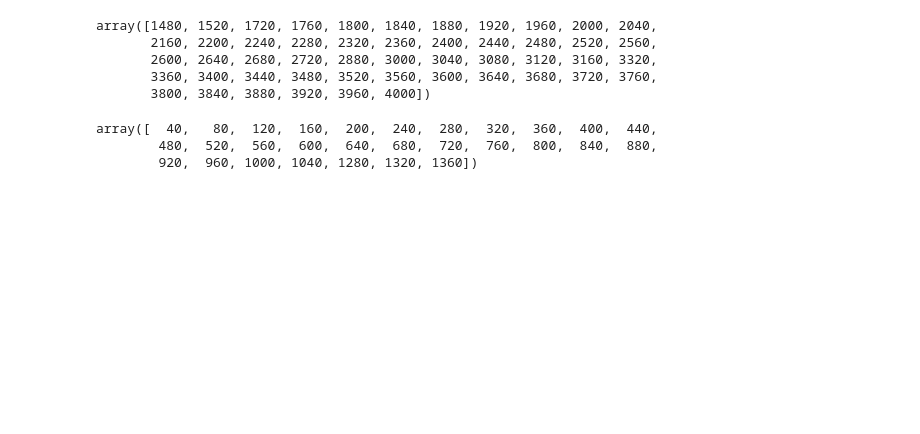
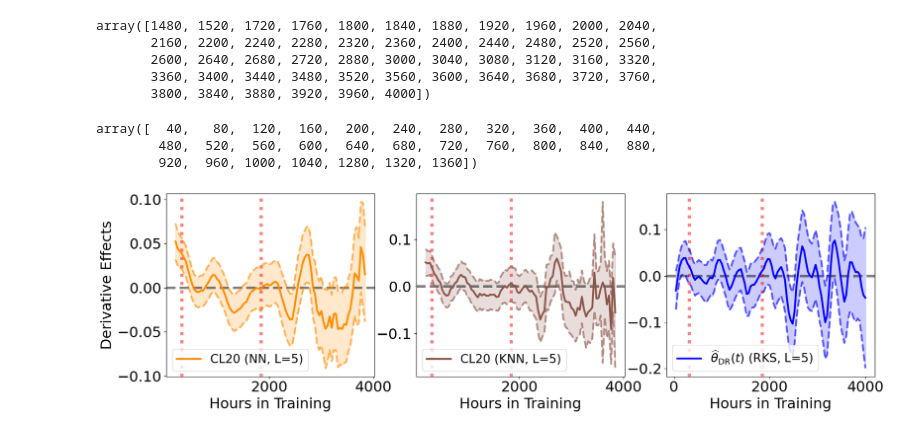
Before and after one commit to zhangyk8/npDRDeriv, a Jupyter notebook: Case Study -- Job Corps program (Final).ipynb, the cells around one changed output. Cells and saved outputs as stored; diff of their text form; code cells hidden in the pictures; blank space fills up the shorter version.

```diff
--- a/Case Study -- Job Corps program (Final).ipynb
+++ b/Case Study -- Job Corps program (Final).ipynb
@@ -564,3 +576,75 @@ t_list_new[theta_dr1*cor_fac > 0]
 array([  40,   80,  120,  160,  200,  240,  280,  320,  360,  400,  440,
         480,  520,  560,  600,  640,  680,  720,  760,  800,  840,  880,
         920,  960, 1000, 1040, 1280, 1320, 1360])
+# %%
+plt.rcParams.update({'font.size': 23})
+plt.figure(figsize=(18, 5.5))
+
+plt.subplot(1, 3, 1)
+plt.axhline(y=0, color='black', linestyle='dashed', linewidth=4, alpha=0.5)
+plt.axvline(x=320, color='red', linestyle='dotted', linewidth=5, alpha=0.5)
+plt.axvline(x=1840, color='red', linestyle='dotted', linewidth=5, alpha=0.5)
+dat = pd.read_excel('./Results/emp_app_nn_c3_L5_hstar.xlsx')
+plt.plot(dat['t'], dat['partial effect'], linewidth=3, label='CL20 (NN, L=5)', color='darkorange')
+plt.plot(dat['t'], dat['partial effect'] - dat['se partial effect']*scipy.stats.norm.ppf(0.975),
+         linewidth=3, linestyle='dashed', color='darkorange', alpha=0.6)
+plt.plot(dat['t'], dat['partial effect'] + dat['se partial effect']*scipy.stats.norm.ppf(0.975),
+         linewidth=3, linestyle='dashed', color='darkorange', alpha=0.6)
+plt.fill_between(dat['t'], dat['partial effect'] - dat['se partial effect']*scipy.stats.norm.ppf(0.975),
+                 dat['partial effect'] + dat['se partial effect']*scipy.stats.norm.ppf(0.975),
+                 alpha=.2, color='darkorange')
+plt.ylabel('Derivative Effects')
+plt.xlabel('Hours in Training')
+plt.legend(loc='lower left', fontsize=19)
+
+
+plt.subplot(1, 3, 2)
+plt.axhline(y=0, color='black', linestyle='dashed', linewidth=4, alpha=0.5)
+plt.axvline(x=320, color='red', linestyle='dotted', linewidth=5, alpha=0.5)
+plt.axvline(x=1840, color='red', linestyle='dotted', linewidth=5, alpha=0.5)
+dat = pd.read_excel('./Results/emp_app_knn_c3_L5_hstar.xlsx')
+plt.plot(dat['t'], dat['partial effect'], linewidth=3, label='CL20 (KNN, L=5)', color='tab:brown')
+plt.plot(dat['t'], dat['partial effect'] - dat['se partial effect']*scipy.stats.norm.ppf(0.975),
+         linewidth=3, linestyle='dashed', color='tab:brown', alpha=0.6)
+plt.plot(dat['t'], dat['partial effect'] + dat['se partial effect']*scipy.stats.norm.ppf(0.975),
+         linewidth=3, linestyle='dashed', color='tab:brown', alpha=0.6)
+plt.fill_between(dat['t'], dat['partial effect'] - dat['se partial effect']*scipy.stats.norm.ppf(0.975),
+                 dat['partial effect'] + dat['se partial effect']*scipy.stats.norm.ppf(0.975),
+                 alpha=.2, color='tab:brown')
+plt.xlabel('Hours in Training')
+plt.legend(loc='lower left', fontsize=19)
+
+
+# plt.subplot(2, 4, 3)
+# plt.plot(t_list_new, theta_kde_dr5*cor_fac, color='green', linewidth=3,
+#          label=r'$\widehat{\theta}_{\mathrm{DR}}(t)$ (KDE, L=5)')
+# plt.plot(t_list_new, theta_kde_dr5*cor_fac - theta_kde_sd5*cor_fac*scipy.stats.norm.ppf(0.975),
+#          color='green', linewidth=3, linestyle='dashed', alpha=0.6)
+# plt.plot(t_list_new, theta_kde_dr5*cor_fac + theta_kde_sd5*cor_fac*scipy.stats.norm.ppf(0.975),
+#          color='green', linewidth=3, linestyle='dashed', alpha=0.6)
+# plt.fill_between(t_list_new, theta_kde_dr5*cor_fac - theta_kde_sd5*cor_fac*scipy.stats.norm.ppf(0.975),
+#                  theta_kde_dr5*cor_fac + theta_kde_sd5*cor_fac*scipy.stats.norm.ppf(0.975), color='green', alpha=.2)
+# plt.axhline(y=0, color='black', linestyle='dashed', linewidth=3, alpha=0.5)
+# plt.legend(loc='lower left', fontsize=19)
+
+
+plt.subplot(1, 3, 3)
+plt.axhline(y=0, color='black', linestyle='dashed', linewidth=4, alpha=0.5)
+plt.axvline(x=320, color='red', linestyle='dotted', linewidth=5, alpha=0.5)
+plt.axvline(x=1840, color='red', linestyle='dotted', linewidth=5, alpha=0.5)
+plt.plot(t_list_new, theta_dr5*cor_fac, color='blue', linewidth=3,
+         label=r'$\widehat{\theta}_{\mathrm{DR}}(t)$ (RKS, L=5)')
+plt.plot(t_list_new, theta_dr5*cor_fac - theta_sd5*cor_fac*scipy.stats.norm.ppf(0.975),
+         color='blue', linewidth=3, linestyle='dashed', alpha=0.6)
+plt.plot(t_list_new, theta_dr5*cor_fac + theta_sd5*cor_fac*scipy.stats.norm.ppf(0.975),
+         color='blue', linewidth=3, linestyle='dashed', alpha=0.6)
+plt.fill_between(t_list_new, theta_dr5*cor_fac - theta_sd5*cor_fac*scipy.stats.norm.ppf(0.975),
+                 theta_dr5*cor_fac + theta_sd5*cor_fac*scipy.stats.norm.ppf(0.975), color='blue', alpha=.2)
+plt.xlabel('Hours in Training')
+plt.legend(loc='lower left', fontsize=19)
+
+plt.tight_layout()
+plt.subplots_adjust(wspace=0.2, hspace=0.18)
+plt.savefig('./Figures/job_corps_app_L5.pdf')
+# %% [output]
+[figure, added]
```
Also changed, not shown: parts of 6 cells of this notebook, 9 other files.
